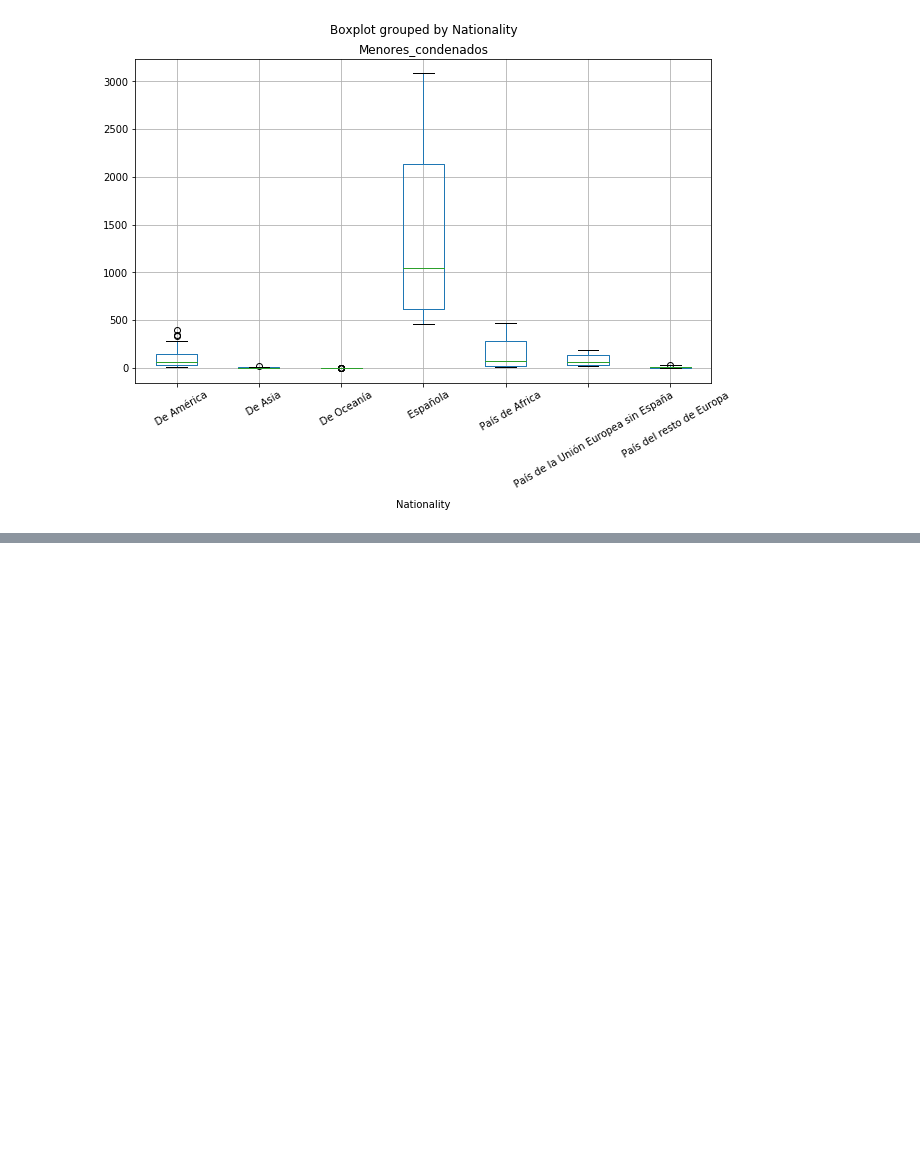
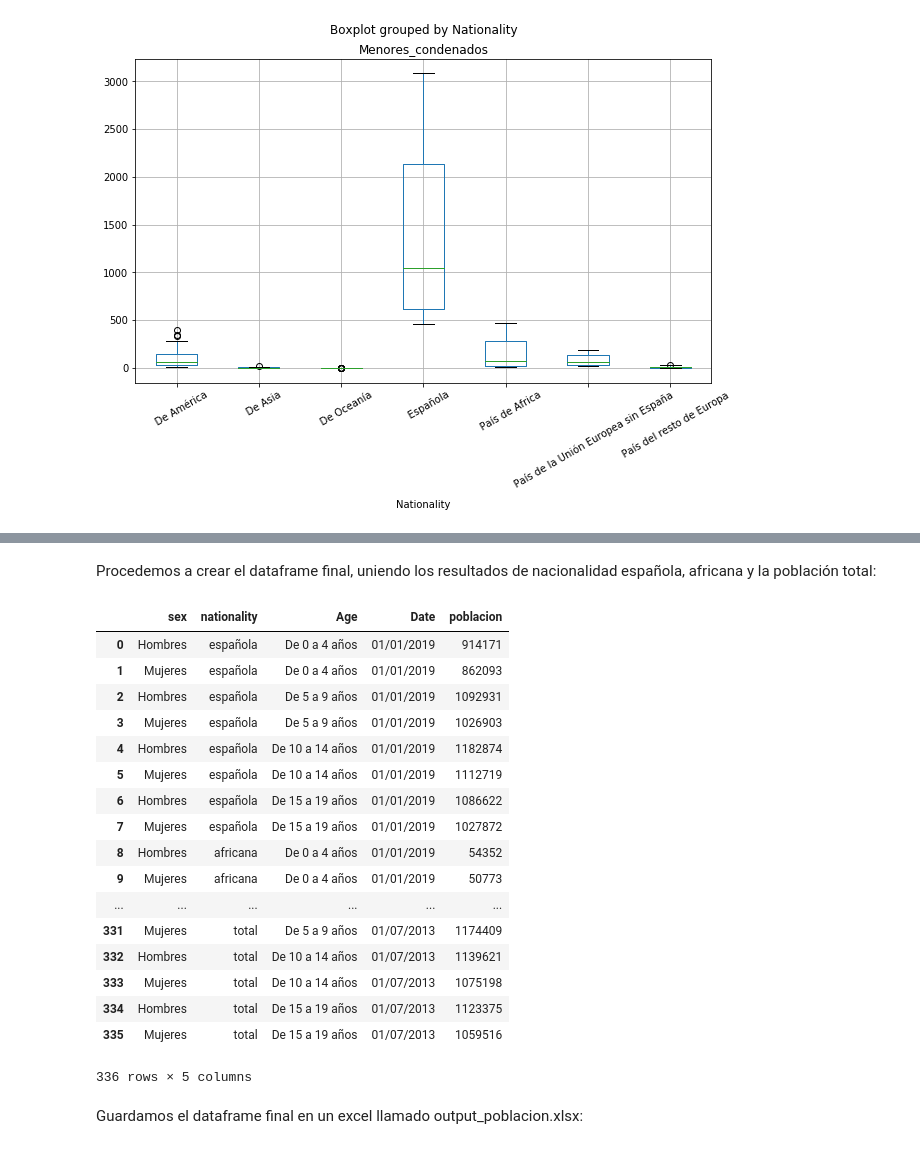
Before and after one commit to pleongi/Periodismo-de-datos, a Jupyter notebook: code/analize_data.ipynb, the cells around one changed output, grey strips where cells are left out. Drawn from its saved outputs; the diff is of its cells as text; code cells hidden in the pictures; blank space fills up the shorter version.

```diff
--- a/code/analize_data.ipynb
+++ b/code/analize_data.ipynb
@@ -205,0 +321,29 @@ dataset.boxplot('Menores_condenados','Nationality',rot = 30,figsize=(10,6))
+# %% [markdown]
+Procedemos a crear el dataframe final, uniendo los resultados de nacionalidad española, africana y la población total:
+# %%
+dataset_final=pd.concat([df_española,df_africa,df_Total])
+
+dataset_final.index=range(24)
+dataset_final=dataset_final.melt(id_vars=['sex','nationality','Age'], var_name='Date', value_name='poblacion')
+dataset_final
+# %% [output]
+|  | sex | nationality | Age | Date | poblacion |
+| 0 | Hombres | española | De 0 a 4 años | 01/01/2019 | 914171 |
+| 1 | Mujeres | española | De 0 a 4 años | 01/01/2019 | 862093 |
+| 2 | Hombres | española | De 5 a 9 años | 01/01/2019 | 1092931 |
+| 3 | Mujeres | española | De 5 a 9 años | 01/01/2019 | 1026903 |
+| 4 | Hombres | española | De 10 a 14 años | 01/01/2019 | 1182874 |
+| 5 | Mujeres | española | De 10 a 14 años | 01/01/2019 | 1112719 |
+| 6 | Hombres | española | De 15 a 19 años | 01/01/2019 | 1086622 |
+| 7 | Mujeres | española | De 15 a 19 años | 01/01/2019 | 1027872 |
+| 8 | Hombres | africana | De 0 a 4 años | 01/01/2019 | 54352 |
+| 9 | Mujeres | africana | De 0 a 4 años | 01/01/2019 | 50773 |
+| ... | ... | ... | ... | ... | ... |
+| 331 | Mujeres | total | De 5 a 9 años | 01/07/2013 | 1174409 |
+| 332 | Hombres | total | De 10 a 14 años | 01/07/2013 | 1139621 |
+| 333 | Mujeres | total | De 10 a 14 años | 01/07/2013 | 1075198 |
+| 334 | Hombres | total | De 15 a 19 años | 01/07/2013 | 1123375 |
+| 335 | Mujeres | total | De 15 a 19 años | 01/07/2013 | 1059516 |
+336 rows × 5 columns
+# %% [markdown]
+Guardamos el dataframe final en un excel llamado output_poblacion.xlsx:
```
Also changed, not shown: parts of 15 cells of this notebook, 4 other files.
